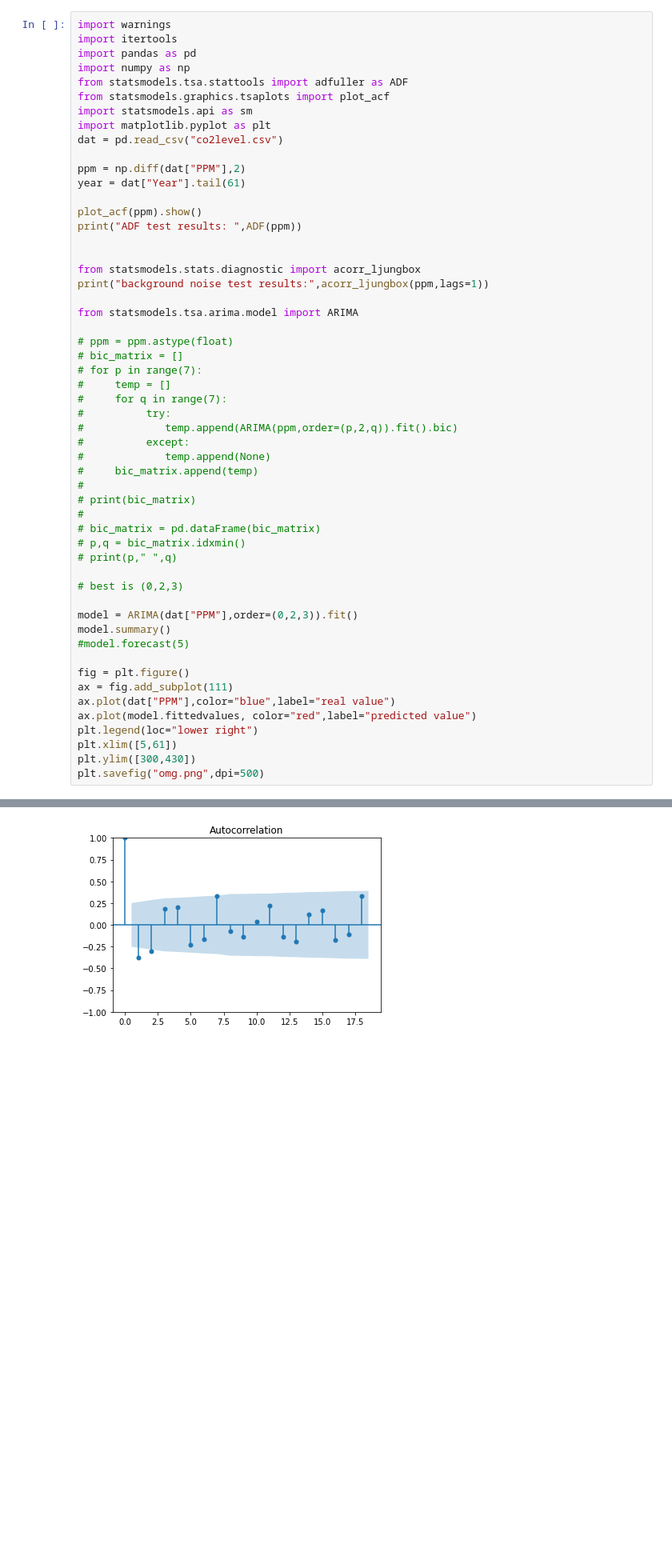
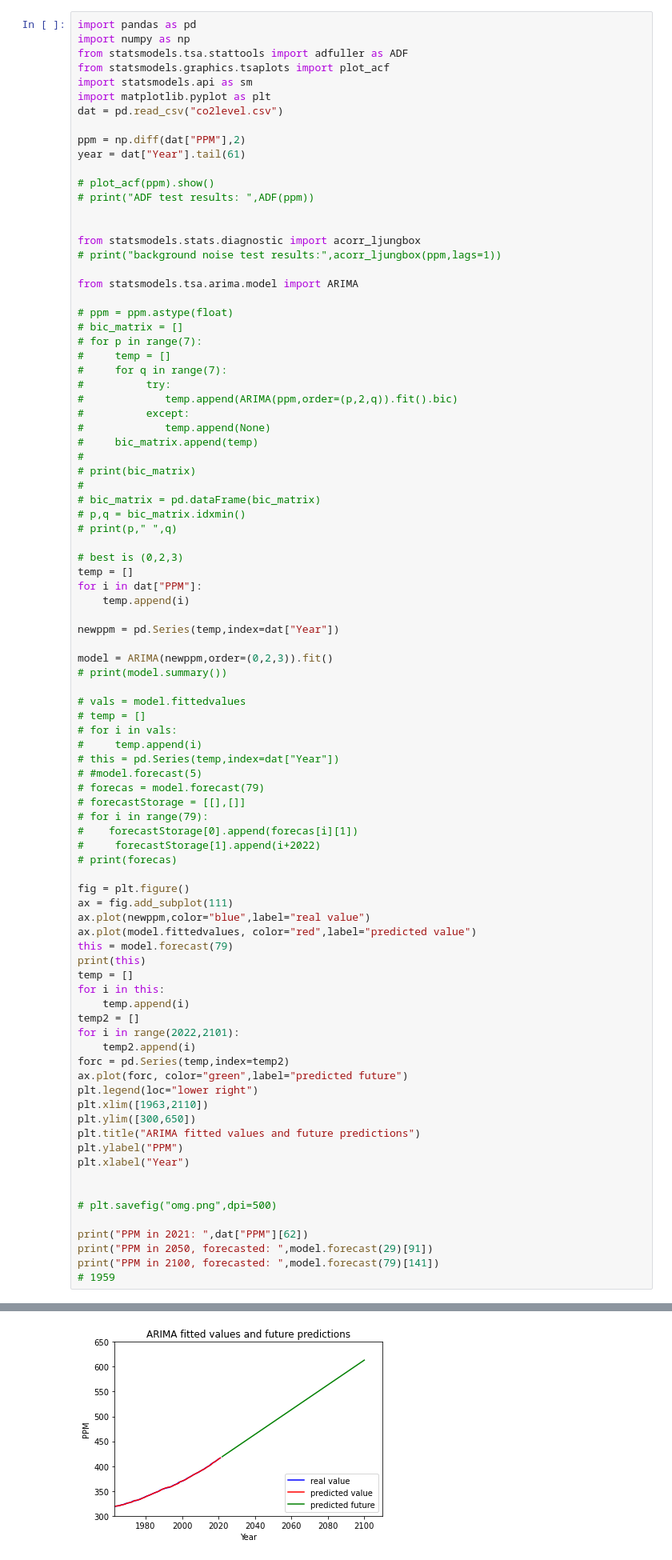
Before and after one commit to Kingsterrck/learnDatSci, a Jupyter notebook: HiMCM2022/co2.ipynb, the cells around one changed output, grey strips where cells are left out. Shown at 80% size. Cells and saved outputs as stored; diff of their text form; blank space fills up the shorter version.

Commit message:
did more ARIMA

```diff
--- a/HiMCM2022/co2.ipynb
+++ b/HiMCM2022/co2.ipynb
@@ -10,8 +10,6 @@ plt.plot(year,ppm)
 [<matplotlib.lines.Line2D at 0x...>]
 [figure]
 # %%
-import warnings
-import itertools
 import pandas as pd
 import numpy as np
 from statsmodels.tsa.stattools import adfuller as ADF
@@ -23,12 +21,12 @@ dat = pd.read_csv("co2level.csv")
 ppm = np.diff(dat["PPM"],2)
 year = dat["Year"].tail(61)
 
-plot_acf(ppm).show()
-print("ADF test results: ",ADF(ppm))
+# plot_acf(ppm).show()
+# print("ADF test results: ",ADF(ppm))
 
 
 from statsmodels.stats.diagnostic import acorr_ljungbox
-print("background noise test results:",acorr_ljungbox(ppm,lags=1))
+# print("background noise test results:",acorr_ljungbox(ppm,lags=1))
 
 from statsmodels.tsa.arima.model import ARIMA
 
@@ -50,17 +48,54 @@ from statsmodels.tsa.arima.model import ARIMA
 # print(p," ",q)
 
 # best is (0,2,3)
+temp = []
+for i in dat["PPM"]:
+    temp.append(i)
 
-model = ARIMA(dat["PPM"],order=(0,2,3)).fit()
-model.summary()
-#model.forecast(5)
+newppm = pd.Series(temp,index=dat["Year"])
+
+model = ARIMA(newppm,order=(0,2,3)).fit()
+# print(model.summary())
+
+# vals = model.fittedvalues
+# temp = []
+# for i in vals:
+#     temp.append(i)
+# this = pd.Series(temp,index=dat["Year"])
+# #model.forecast(5)
+# forecas = model.forecast(79)
+# forecastStorage = [[],[]]
+# for i in range(79):
+#    forecastStorage[0].append(forecas[i][1])
+#     forecastStorage[1].append(i+2022)
+# print(forecas)
 
 fig = plt.figure()
 ax = fig.add_subplot(111)
-ax.plot(dat["PPM"],color="blue",label="real value")
+ax.plot(newppm,color="blue",label="real value")
 ax.plot(model.fittedvalues, color="red",label="predicted value")
+this = model.forecast(79)
+print(this)
+temp = []
+for i in this:
+    temp.append(i)
+temp2 = []
+for i in range(2022,2101):
+    temp2.append(i)
+forc = pd.Series(temp,index=temp2)
+ax.plot(forc, color="green",label="predicted future")
 plt.legend(loc="lower right")
-plt.xlim([5,61])
-plt.ylim([300,430])
-plt.savefig("omg.png",dpi=500)
+plt.xlim([1963,2110])
+plt.ylim([300,650])
+plt.title("ARIMA fitted values and future predictions")
+plt.ylabel("PPM")
+plt.xlabel("Year")
+
+
+# plt.savefig("omg.png",dpi=500)
+
+print("PPM in 2021: ",dat["PPM"][62])
+print("PPM in 2050, forecasted: ",model.forecast(29)[91])
+print("PPM in 2100, forecasted: ",model.forecast(79)[141])
+# 1959
 # %% [output]
@@ -70 +117 @@ background noise test results:     lb_stat  lb_pvalue
-[figure, old version]
+[figure, new version]
```
Also changed, not shown: parts of 3 cells of this notebook, 1 other file.
